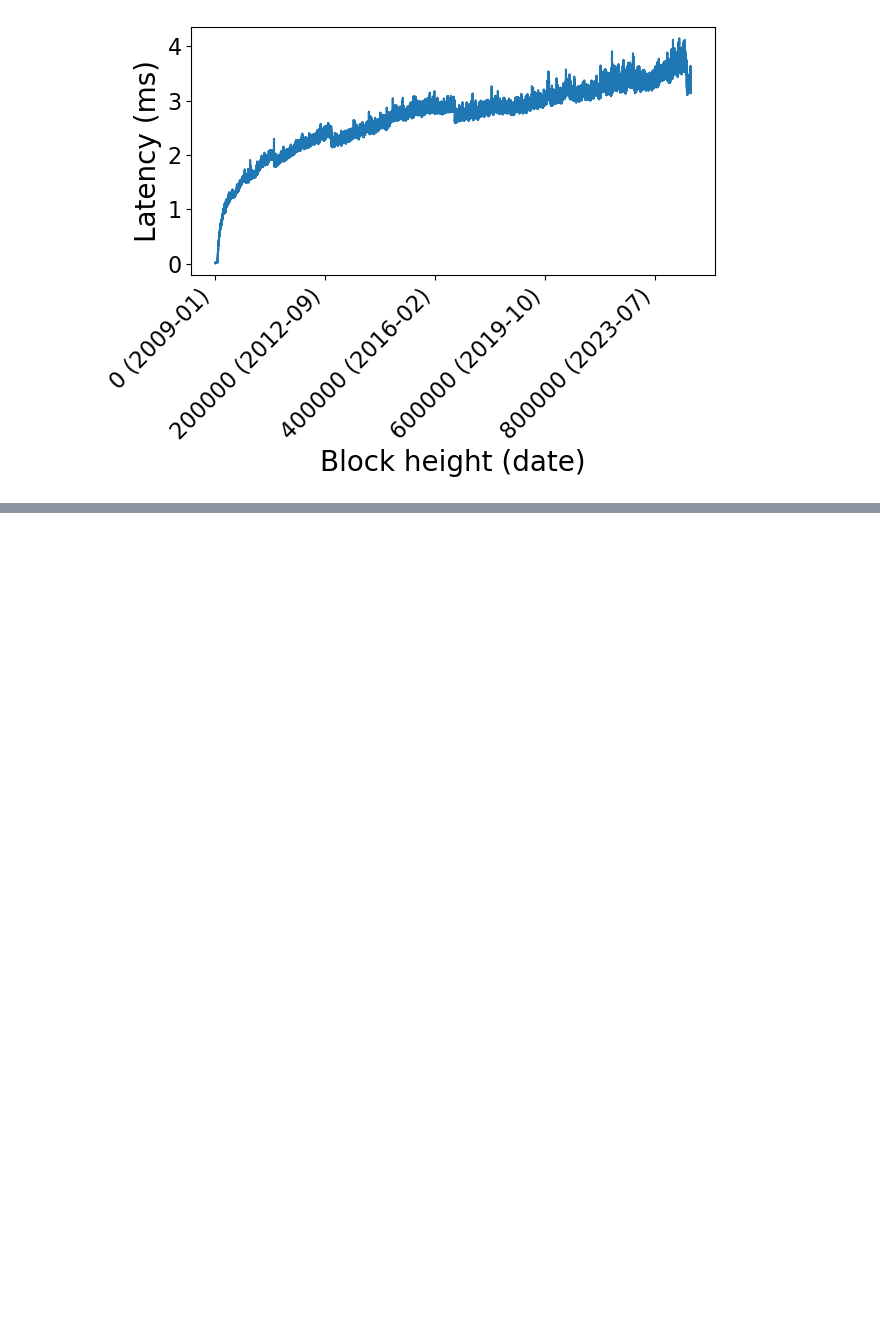
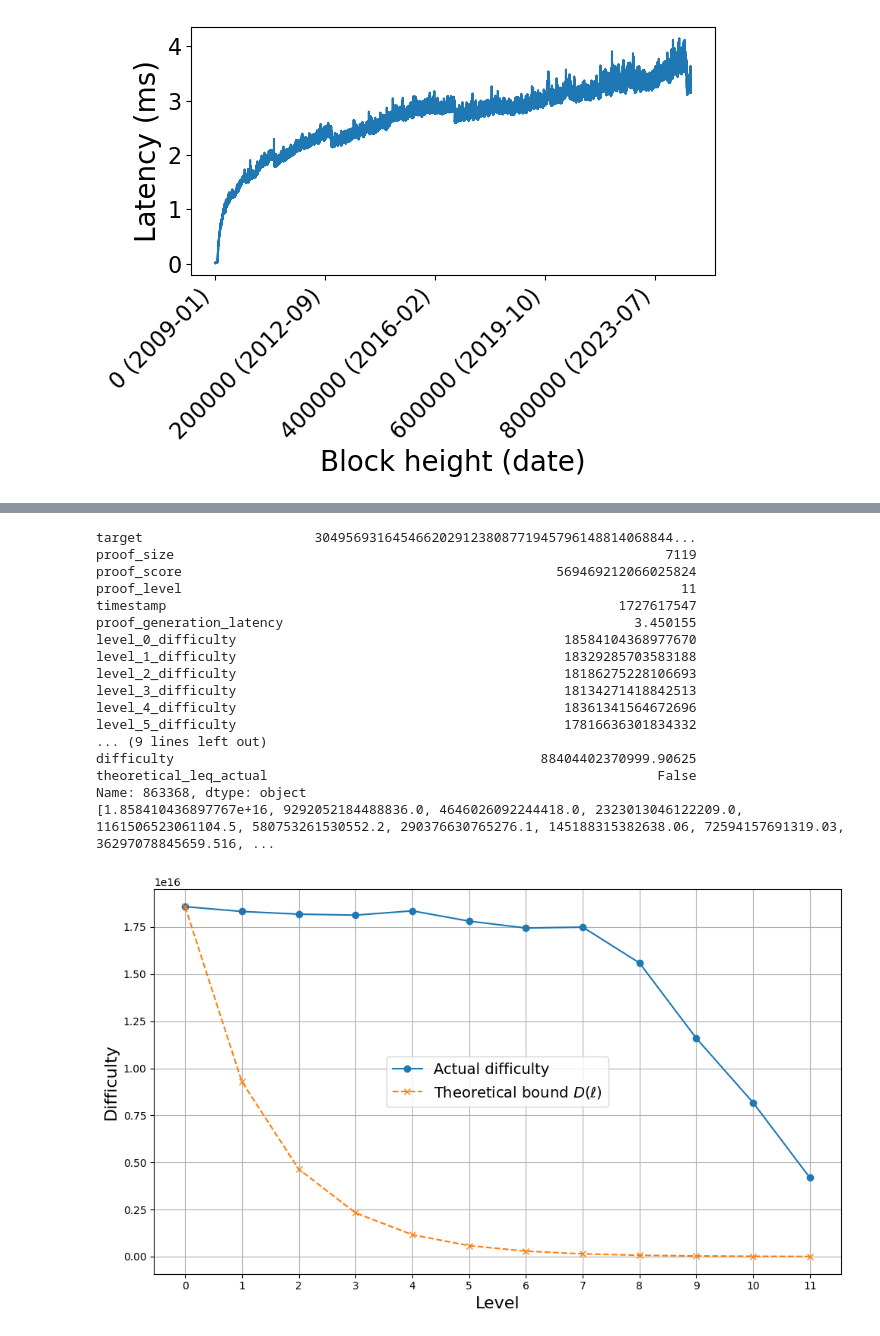
Before and after one commit to loicmiller/variable-mls, a Jupyter notebook: analysis/plots.ipynb, the cells around one changed output, grey strips where cells are left out. Drawn from its saved outputs; the diff is of its cells as text; code cells hidden in the pictures; blank space fills up the shorter version.

```diff
--- a/analysis/plots.ipynb
+++ b/analysis/plots.ipynb
@@ -521,0 +524,9 @@ plt.show()
+# %%
+def check_difficulties(row):
+    level_0_diff = row['level_0_difficulty']
+    theoretical_bounds = [math.floor(level_0_diff / (2 ** mu)) for mu in range(len(level_cols))]
+    actual_difficulties = [row[col] for col in level_cols]
+    return all(theoretical <= actual for theoretical, actual in zip(theoretical_bounds, actual_difficulties))
+
+df['theoretical_leq_actual'] = df.apply(check_difficulties, axis=1)
+df
@@ -521,0 +568,54 @@ plt.show()
+# %%
+# Get the last row
+picked_row = df.iloc[863368]
+print(picked_row)
+
+# Get columns that match level_X_difficulty
+level_cols = sorted(
+    [col for col in df.columns if col.startswith("level_") and col.endswith("_difficulty")],
+    key=lambda c: int(c.split("_")[1])
+)
+
+# Get last row level difficulties
+picked_row_difficulties = [picked_row[col] for col in level_cols]
+
+# Compute required difficulties
+level_0_diff = picked_row['level_0_difficulty']
+theoretical_bounds = [level_0_diff / (2 ** mu) for mu in range(len(level_cols))]
+print(theoretical_bounds)
+
+# X-axis: level numbers
+levels = list(range(len(level_cols)))
+
+# Plot
+plt.figure(figsize=(10, 6))
+plt.plot(levels, picked_row_difficulties, label='Actual difficulty', marker='o')
+plt.plot(levels, theoretical_bounds, label=r'Theoretical bound $D(\ell)$', linestyle='--', marker='x')
+
+plt.xlabel('Level', fontsize=16)
+plt.ylabel('Difficulty', fontsize=16)
+plt.xticks(levels)
+plt.grid(True)
+plt.legend(fontsize=14)
+plt.tight_layout()
+plt.savefig("difficulty-vs-required-picked-row.pdf", format="pdf")
+plt.show()
+# %% [output]
+target                      3049569316454662029123808771945796148814068844...
+proof_size                                                               7119
+proof_score                                                569469212066025824
+proof_level                                                                11
+timestamp                                                          1727617547
+proof_generation_latency                                             3.450155
+level_0_difficulty                                          18584104368977670
+level_1_difficulty                                          18329285703583188
+level_2_difficulty                                          18186275228106693
+level_3_difficulty                                          18134271418842513
+level_4_difficulty                                          18361341564672696
+level_5_difficulty                                          17816636301834332
+... (9 lines left out)
+difficulty                                               88404402370999.90625
+theoretical_leq_actual                                                  False
+Name: 863368, dtype: object
+[1.858410436897767e+16, 9292052184488836.0, 4646026092244418.0, 2323013046122209.0, 1161506523061104.5, 580753261530552.2, 290376630765276.1, 145188315382638.06, 72594157691319.03, 36297078845659.516, ...
+[figure, added]
```
Also changed, not shown: parts of 9 cells of this notebook, 1 other file.
